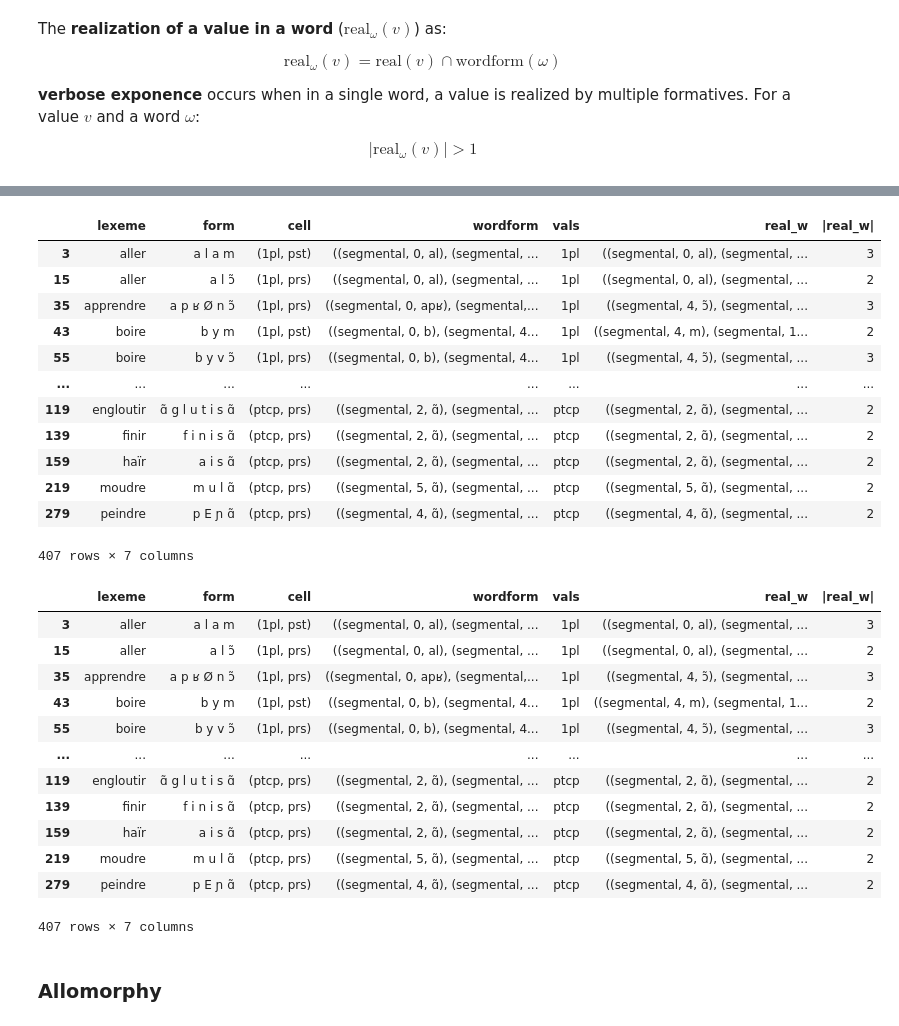
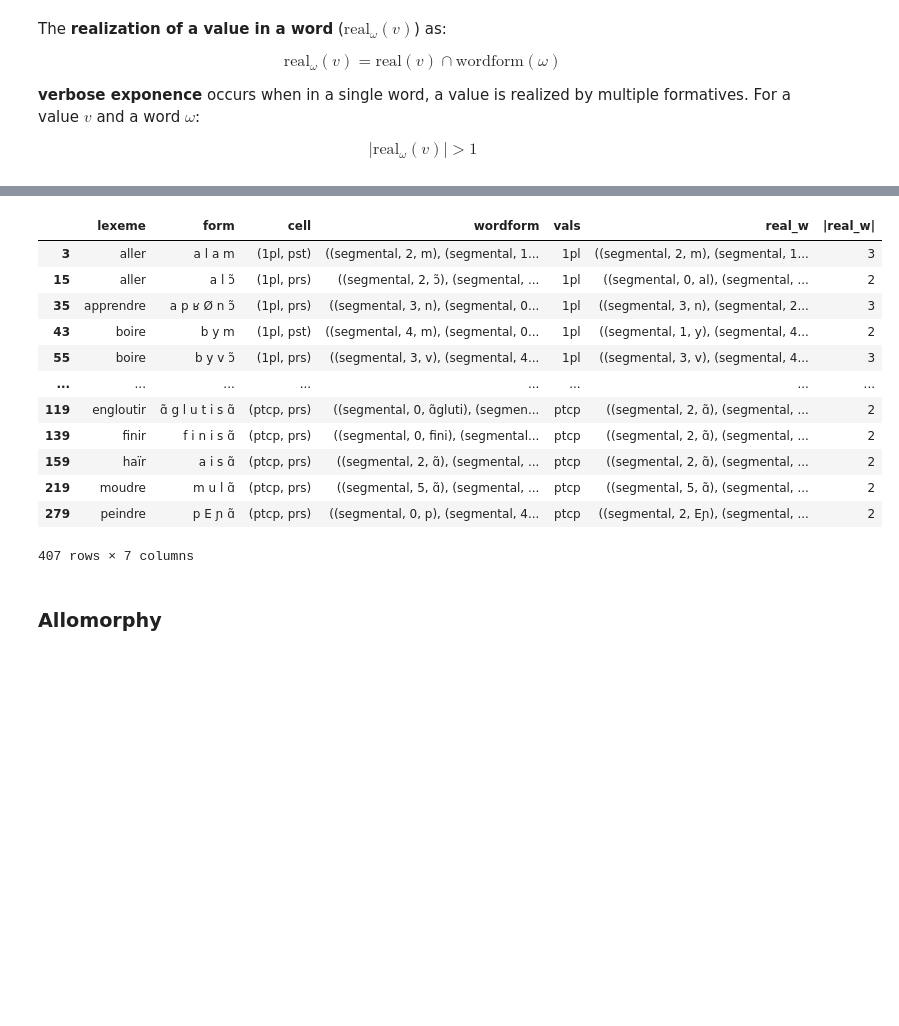
Before and after one commit to maecarroll/setMorph, a Jupyter notebook: ExponenceTypology.ipynb, the cells around one changed output, grey strips where cells are left out. Cells and saved outputs as stored; diff of their text form; code cells hidden in the pictures; blank space fills up the shorter version.

```diff
--- a/ExponenceTypology.ipynb
+++ b/ExponenceTypology.ipynb
@@ -198,0 +150,2 @@ words
+# %%
+real_w = sm.get_real_per_word(fr_df, reals)
@@ -406,8 +310,6 @@ $$\textrm{real}_{\omega}(v) = \text{real}(v) \cap \mathrm{wordform}(\omega)$$
 **verbose exponence** occurs when in a single word, a value is realized by multiple formatives. For a value $v$ and a word $\omega$:
 
 $$| \textrm{real}_{\omega}(v) | > 1$$
-# %%
-real_w = sm.get_real_per_word(words, reals)
 # %%
 real_w
 # %% [output]
@@ -440,33 +329,19 @@ real_w
 # %%
-sm.count_elts(real_w, "real_w", "|real_w|")
 real_w[real_w["|real_w|"] > 1]
 # %% [output]
 |  | lexeme | form | cell | wordform | vals | real_w | |real_w| |
-| 3 | aller | a l a m | (1pl, pst) | ((segmental, 0, al), (segmental, ... | 1pl | ((segmental, 0, al), (segmental, ... | 3 |
-| 15 | aller | a l ɔ̃ | (1pl, prs) | ((segmental, 0, al), (segmental, ... | 1pl | ((segmental, 0, al), (segmental, ... | 2 |
-| 35 | apprendre | a p ʁ Ø n ɔ̃ | (1pl, prs) | ((segmental, 0, apʁ), (segmental,... | 1pl | ((segmental, 4, ɔ̃), (segmental, ... | 3 |
-| 43 | boire | b y m | (1pl, pst) | ((segmental, 0, b), (segmental, 4... | 1pl | ((segmental, 4, m), (segmental, 1... | 2 |
-| 55 | boire | b y v ɔ̃ | (1pl, prs) | ((segmental, 0, b), (segmental, 4... | 1pl | ((segmental, 4, ɔ̃), (segmental, ... | 3 |
+| 3 | aller | a l a m | (1pl, pst) | ((segmental, 2, m), (segmental, 1... | 1pl | ((segmental, 2, m), (segmental, 1... | 3 |
+| 15 | aller | a l ɔ̃ | (1pl, prs) | ((segmental, 2, ɔ̃), (segmental, ... | 1pl | ((segmental, 0, al), (segmental, ... | 2 |
+| 35 | apprendre | a p ʁ Ø n ɔ̃ | (1pl, prs) | ((segmental, 3, n), (segmental, 0... | 1pl | ((segmental, 3, n), (segmental, 2... | 3 |
+| 43 | boire | b y m | (1pl, pst) | ((segmental, 4, m), (segmental, 0... | 1pl | ((segmental, 1, y), (segmental, 4... | 2 |
+| 55 | boire | b y v ɔ̃ | (1pl, prs) | ((segmental, 3, v), (segmental, 4... | 1pl | ((segmental, 3, v), (segmental, 4... | 3 |
 | ... | ... | ... | ... | ... | ... | ... | ... |
-| 119 | engloutir | ɑ̃ g l u t i s ɑ̃ | (ptcp, prs) | ((segmental, 2, ɑ̃), (segmental, ... | ptcp | ((segmental, 2, ɑ̃), (segmental, ... | 2 |
-| 139 | finir | f i n i s ɑ̃ | (ptcp, prs) | ((segmental, 2, ɑ̃), (segmental, ... | ptcp | ((segmental, 2, ɑ̃), (segmental, ... | 2 |
+| 119 | engloutir | ɑ̃ g l u t i s ɑ̃ | (ptcp, prs) | ((segmental, 0, ɑ̃gluti), (segmen... | ptcp | ((segmental, 2, ɑ̃), (segmental, ... | 2 |
+| 139 | finir | f i n i s ɑ̃ | (ptcp, prs) | ((segmental, 0, fini), (segmental... | ptcp | ((segmental, 2, ɑ̃), (segmental, ... | 2 |
 | 159 | haïr | a i s ɑ̃ | (ptcp, prs) | ((segmental, 2, ɑ̃), (segmental, ... | ptcp | ((segmental, 2, ɑ̃), (segmental, ... | 2 |
 | 219 | moudre | m u l ɑ̃ | (ptcp, prs) | ((segmental, 5, ɑ̃), (segmental, ... | ptcp | ((segmental, 5, ɑ̃), (segmental, ... | 2 |
-| 279 | peindre | p E ɲ ɑ̃ | (ptcp, prs) | ((segmental, 4, ɑ̃), (segmental, ... | ptcp | ((segmental, 4, ɑ̃), (segmental, ... | 2 |
+| 279 | peindre | p E ɲ ɑ̃ | (ptcp, prs) | ((segmental, 0, p), (segmental, 4... | ptcp | ((segmental, 2, Eɲ), (segmental, ... | 2 |
 407 rows × 7 columns
-|  | lexeme | form | cell | wordform | vals | real_w | |real_w| |
-| 3 | aller | a l a m | (1pl, pst) | ((segmental, 0, al), (segmental, ... | 1pl | ((segmental, 0, al), (segmental, ... | 3 |
-| 15 | aller | a l ɔ̃ | (1pl, prs) | ((segmental, 0, al), (segmental, ... | 1pl | ((segmental, 0, al), (segmental, ... | 2 |
-| 35 | apprendre | a p ʁ Ø n ɔ̃ | (1pl, prs) | ((segmental, 0, apʁ), (segmental,... | 1pl | ((segmental, 4, ɔ̃), (segmental, ... | 3 |
-| 43 | boire | b y m | (1pl, pst) | ((segmental, 0, b), (segmental, 4... | 1pl | ((segmental, 4, m), (segmental, 1... | 2 |
-| 55 | boire | b y v ɔ̃ | (1pl, prs) | ((segmental, 0, b), (segmental, 4... | 1pl | ((segmental, 4, ɔ̃), (segmental, ... | 3 |
-| ... | ... | ... | ... | ... | ... | ... | ... |
-| 119 | engloutir | ɑ̃ g l u t i s ɑ̃ | (ptcp, prs) | ((segmental, 2, ɑ̃), (segmental, ... | ptcp | ((segmental, 2, ɑ̃), (segmental, ... | 2 |
-| 139 | finir | f i n i s ɑ̃ | (ptcp, prs) | ((segmental, 2, ɑ̃), (segmental, ... | ptcp | ((segmental, 2, ɑ̃), (segmental, ... | 2 |
-| 159 | haïr | a i s ɑ̃ | (ptcp, prs) | ((segmental, 2, ɑ̃), (segmental, ... | ptcp | ((segmental, 2, ɑ̃), (segmental, ... | 2 |
-| 219 | moudre | m u l ɑ̃ | (ptcp, prs) | ((segmental, 5, ɑ̃), (segmental, ... | ptcp | ((segmental, 5, ɑ̃), (segmental, ... | 2 |
-| 279 | peindre | p E ɲ ɑ̃ | (ptcp, prs) | ((segmental, 4, ɑ̃), (segmental, ... | ptcp | ((segmental, 4, ɑ̃), (segmental, ... | 2 |
-407 rows × 7 columns
 # %% [markdown]
 ### Allomorphy
 # %% [markdown]
```
Also changed, not shown: parts of 18 cells of this notebook, 10 other files.
